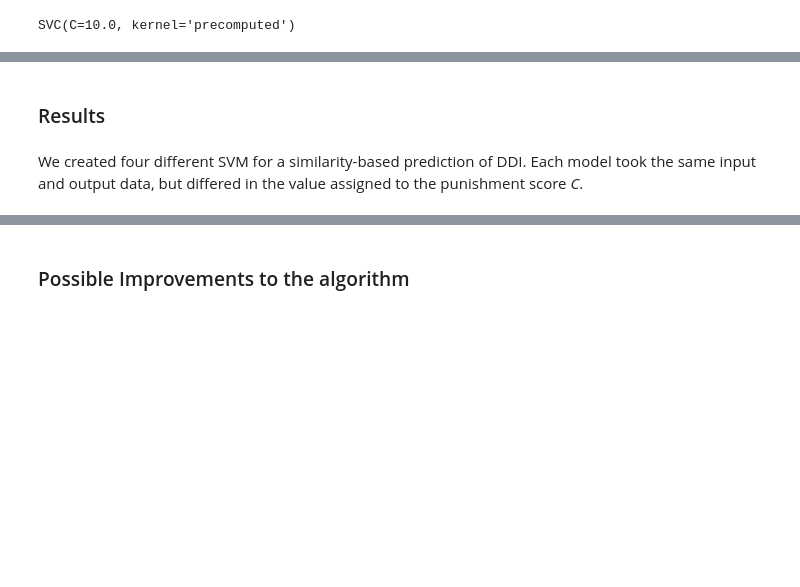
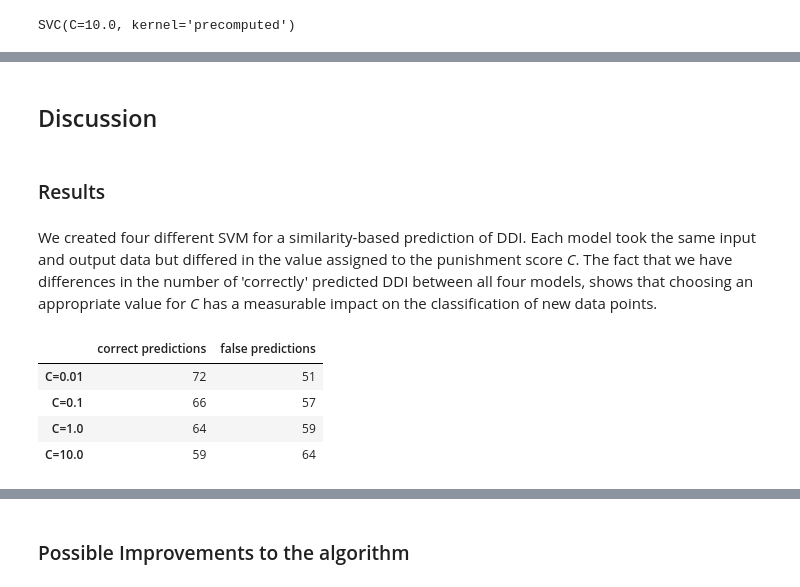
Before and after one commit to volkamerlab/CADDSeminar_2023, a Jupyter notebook: notebooks/04_SVM_DDI_prediction/T4_SVM_DDI_prediction.ipynb, the cells around one changed output, grey strips where cells are left out. Saved outputs shown, nothing was run; the diff lists cells and outputs as text; code cells hidden in the pictures; blank space fills up the shorter version.

```diff
--- a/notebooks/04_SVM_DDI_prediction/T4_SVM_DDI_prediction.ipynb
+++ b/notebooks/04_SVM_DDI_prediction/T4_SVM_DDI_prediction.ipynb
@@ -389,7 +386,13 @@ To do so, our function first builds a molecule from the provided SMILE and then
 # %%
 def create_2D_fp(smile):
     """
-    takes a SMILE string and return a MACCS fingerprint
+    takes a SMILE string and returns a MACCS fingerprint
+
+    params:
+    smile = smile string
+
+    returns:
+    fp = a MACCS fingerprint
     """
     mol = Chem.MolFromSmiles(smile)
     fp = MACCSkeys.GenMACCSKeys(mol)
@@ -427,8 +428,11 @@ def create_3D_fp(path):
     """
     takes a 3D-SDF file and returns an E3FP fingerprint
 
-    params: path = str
-    path towards the 3D-SDF file
+    params:
+    path = the path towards the 3D-SDF file
+
+    returns:
+    fp = an E3FP fingerprint
     """
     fp_dict = fprints_dict_from_sdf(path, first=1)
     fps = fp_dict[5][0]
@@ -481,19 +483,24 @@ The resulting numpy array will then be converted into a bitstring and then a fin
 # %%
 def create_IP_fp(x, y):
     """
-    Takes 2 lists of strings and creates an interaction profile fingerprint
+    Takes 2 lists of strings and creates an interaction profile fingerprint fp the size of y
+    and containing 1 or 0 depending if the drug corresponding to the position is found in the
+    list x or not.
 
     params:
     x = list of drugs with known DDI
-    y = list of drugs used as basis for the fingerprint
+    y = list of drugs used as the basis for the fingerprint
+
+    returns:
+    fp = interaction profile fingerprint
     """
     DDI_fp = np.zeros(y.size)
     for i in range(y.size):
         if y[i] in x:
             DDI_fp[i] = 1
-    # change array into bitstring
+    # Change array into bitstring
     bitstring = "".join(DDI_fp.astype(str))
-    # change bitstring to RDkit fingerprint
+    # Change bitstring to RDKit fingerprint
     fp = DataStructs.cDataStructs.CreateFromBitString(bitstring)
     return fp
 # %% [markdown]
@@ -704,4 +707,15 @@ Wrap up the talktorial's content here and discuss pros/cons and open questions/c
+# %% [markdown]
+## Discussion
 # %% [markdown]
 ### Results
 # %% [markdown]
-We created four different SVM for a similarity-based prediction of DDI. Each model took the same input and output data, but differed in the value assigned to the punishment score *C*.
+We created four different SVM for a similarity-based prediction of DDI. Each model took the same input and output data but differed in the value assigned to the punishment score *C*. The fact that we have differences in the number of 'correctly' predicted DDI between all four models, shows that choosing an appropriate value for *C* has a measurable impact on the classification of new data points.
+# %%
+#TODO: CI
+results
+# %% [output]
+|  | correct predictions | false predictions |
+| C=0.01 | 72 | 51 |
+| C=0.1 | 66 | 57 |
+| C=1.0 | 64 | 59 |
+| C=10.0 | 59 | 64 |
```
Also changed, not shown: parts of 69 cells of this notebook, 3 other files.
